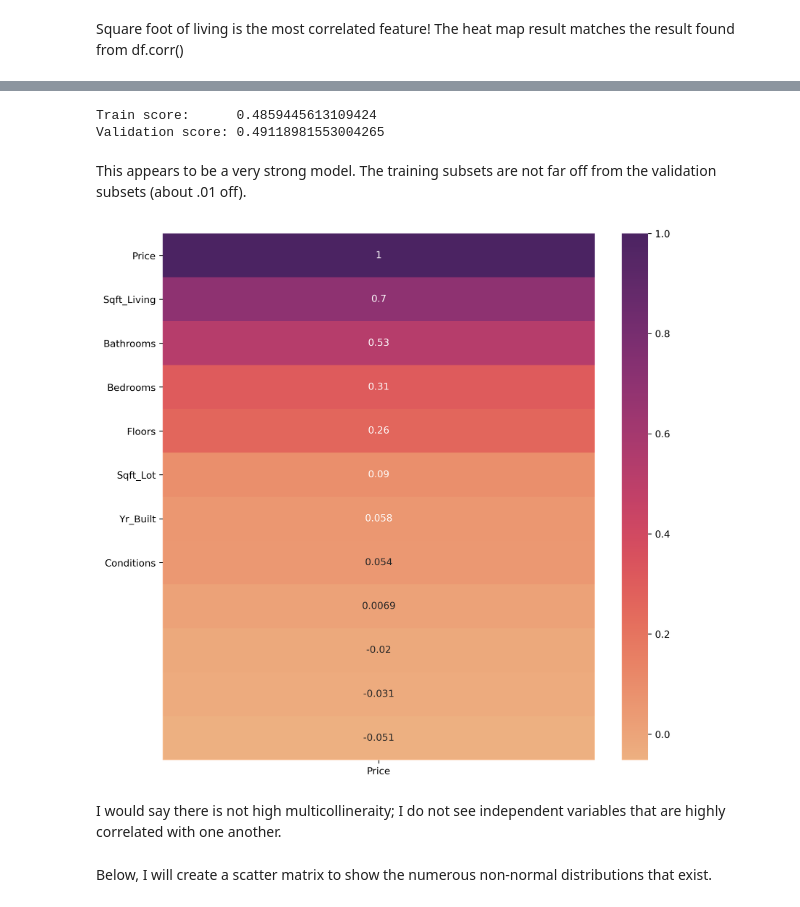
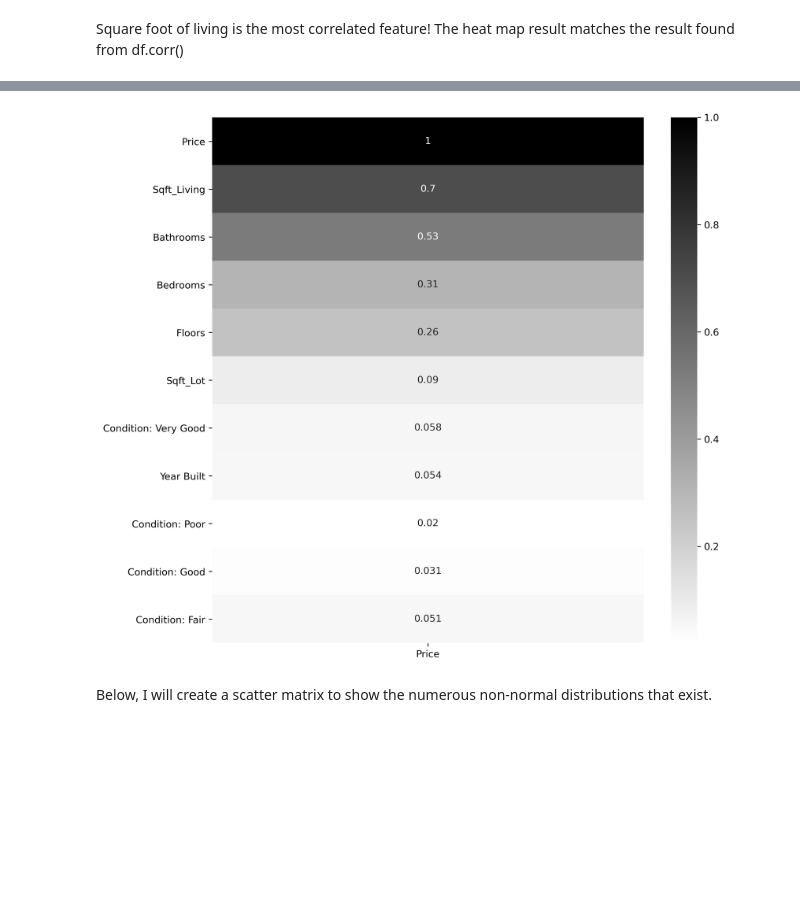
Before and after one commit to justinbalwan/Analyzing_Kings_County_Home_Prices, a Jupyter notebook: student.ipynb, the cells around one changed output, grey strips where cells are left out. Drawn from its saved outputs; the diff is of its cells as text; code cells hidden in the pictures; blank space fills up the shorter version.

```diff
--- a/student.ipynb
+++ b/student.ipynb
@@ -159,10 +148,10 @@ The only non-numeric column is object.
 # %%
 condition = df[['condition']]
-ohe = OneHotEncoder(categories="auto", sparse=False, handle_unknown="ignore")
+ohe = OneHotEncoder(drop='first', categories="auto", sparse=False)
 ohe.fit(condition)
 condition_enc = ohe.transform(condition)
 condition_enc = pd.DataFrame(condition_enc,
-                             columns=['cond_avg','cond_fair','cond_good','cond_poor','cond_verygood'],
+                             columns=['cond_fair','cond_good','cond_poor', 'cond_verygood'],
                              index=df.index)
 df.drop('condition', axis=1, inplace=True)
 df = pd.concat([df, condition_enc], axis=1)
@@ -460,42 +347,21 @@ baseline_model = LinearRegression()
-# %%
-from sklearn.model_selection import cross_validate, ShuffleSplit
-
-splitter = ShuffleSplit(n_splits=3, test_size=0.25, random_state=0)
-
-baseline_scores = cross_validate(
-    estimator=baseline_model,
-    X=X_train[[most_correlated_feature]],
-    y=y_train,
-    return_train_score=True,
-    cv=splitter
-)
-
-print("Train score:     ", baseline_scores["train_score"].mean())
-print("Validation score:", baseline_scores["test_score"].mean())
-# %% [output]
-Train score:      0.4859445613109424
-Validation score: 0.49118981553004265
-# %% [markdown]
-This appears to be a very strong model. The training subsets are not far off from the validation subsets (about .01 off).
 # %%
 # Placing correlation in order (from strongest to weakest)
 indx = df.corr().sort_values('price', ascending=False).index
 df_sorted = df.loc[:, indx]
 
 plt.figure(figsize=(10,10), dpi=300)
-sns.heatmap(df_sorted.corr()[['price']],
-            cmap="flare",
+sns.heatmap(np.abs(df_sorted.corr()[['price']]),
+            cmap="binary",
             xticklabels=['Price'],
             yticklabels=['Price', 'Sqft_Living', 'Bathrooms', 'Bedrooms',
-                         'Floors', 'Sqft_Lot', 'Yr_Built', 'Conditions'],
+                         'Floors', 'Sqft_Lot', 'Condition: Very Good', 'Year Built',
+                        'Condition: Poor', 'Condition: Good', 'Condition: Fair'],
             annot=True)
 plt.yticks(rotation=0);
 
 # Will use this in presentation
 # %% [output]
-[figure, old version]
+[figure, new version]
-# %% [markdown]
-I would say there is not high multicollineraity; I do not see independent variables that are highly correlated with one another.
 # %% [markdown]
 Below, I will create a scatter matrix to show the numerous non-normal distributions that exist.
 # %%
```
Also changed, not shown: parts of 131 cells of this notebook, 2 other files.
